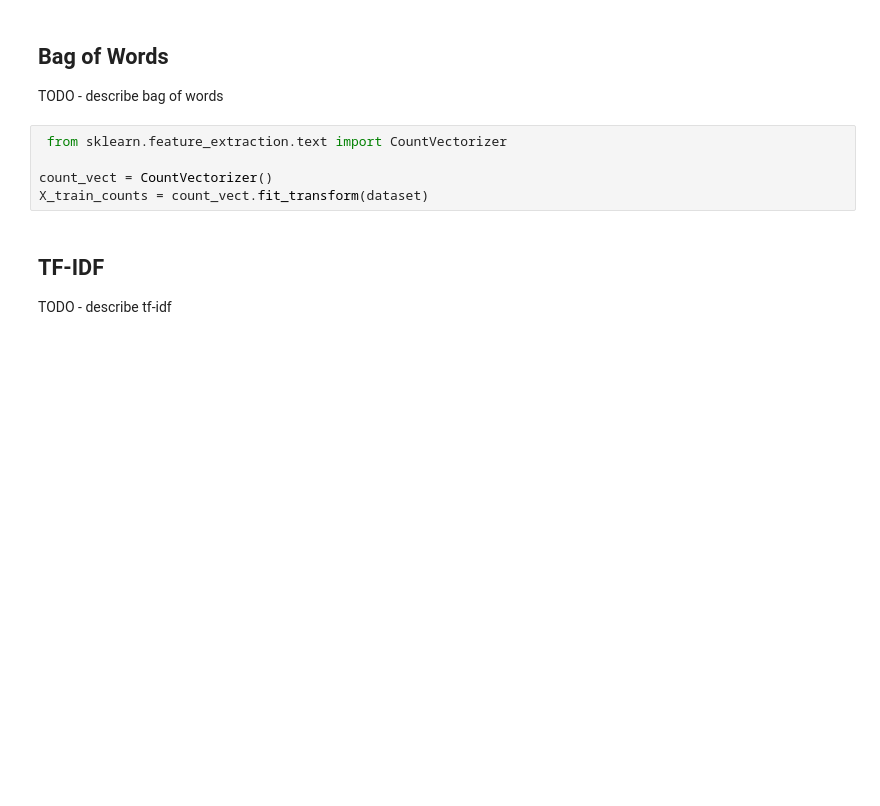
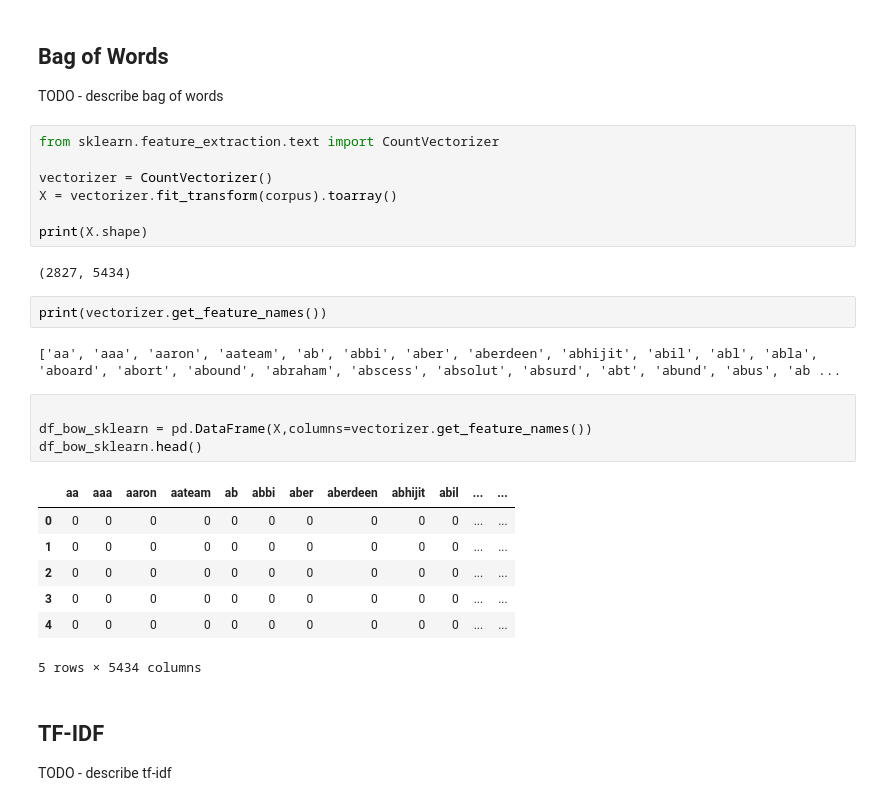
Before and after one commit to sergiodagama/FEUP-IA_NLP, a Jupyter notebook: src/NLP_Project2_IA.ipynb, the cells around one changed output. Cells and saved outputs as stored; diff of their text form; blank space fills up the shorter version.

```diff
--- a/src/NLP_Project2_IA.ipynb
+++ b/src/NLP_Project2_IA.ipynb
@@ -65,10 +85,30 @@ SyntaxError: invalid syntax (<ipython-input-13-2e1c72876f09>, line 1)
 
 TODO - describe bag of words
 # %%
- from sklearn.feature_extraction.text import CountVectorizer
+from sklearn.feature_extraction.text import CountVectorizer
 
-count_vect = CountVectorizer()
-X_train_counts = count_vect.fit_transform(dataset)
+vectorizer = CountVectorizer()
+X = vectorizer.fit_transform(corpus).toarray()
+
+print(X.shape)
+# %% [output]
+(2827, 5434)
+# %%
+print(vectorizer.get_feature_names())
+# %% [output]
+['aa', 'aaa', 'aaron', 'aateam', 'ab', 'abbi', 'aber', 'aberdeen', 'abhijit', 'abil', 'abl', 'abla', 'aboard', 'abort', 'abound', 'abraham', 'abscess', 'absolut', 'absurd', 'abt', 'abund', 'abus', 'ab ...
+# %%
+
+df_bow_sklearn = pd.DataFrame(X,columns=vectorizer.get_feature_names())
+df_bow_sklearn.head()
+# %% [output]
+|  | aa | aaa | aaron | aateam | ab | abbi | aber | aberdeen | abhijit | abil | ... | ... |
+| 0 | 0 | 0 | 0 | 0 | 0 | 0 | 0 | 0 | 0 | 0 | ... | ... |
+| 1 | 0 | 0 | 0 | 0 | 0 | 0 | 0 | 0 | 0 | 0 | ... | ... |
+| 2 | 0 | 0 | 0 | 0 | 0 | 0 | 0 | 0 | 0 | 0 | ... | ... |
+| 3 | 0 | 0 | 0 | 0 | 0 | 0 | 0 | 0 | 0 | 0 | ... | ... |
+| 4 | 0 | 0 | 0 | 0 | 0 | 0 | 0 | 0 | 0 | 0 | ... | ... |
+5 rows × 5434 columns
 # %% [markdown]
 ## TF-IDF
 
```
Also changed, not shown: parts of 5 cells of this notebook.
